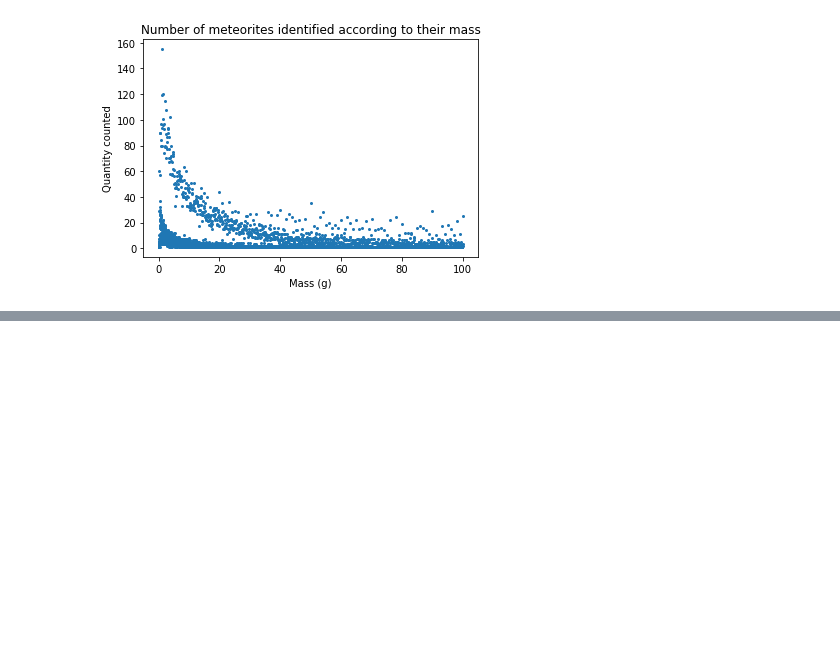
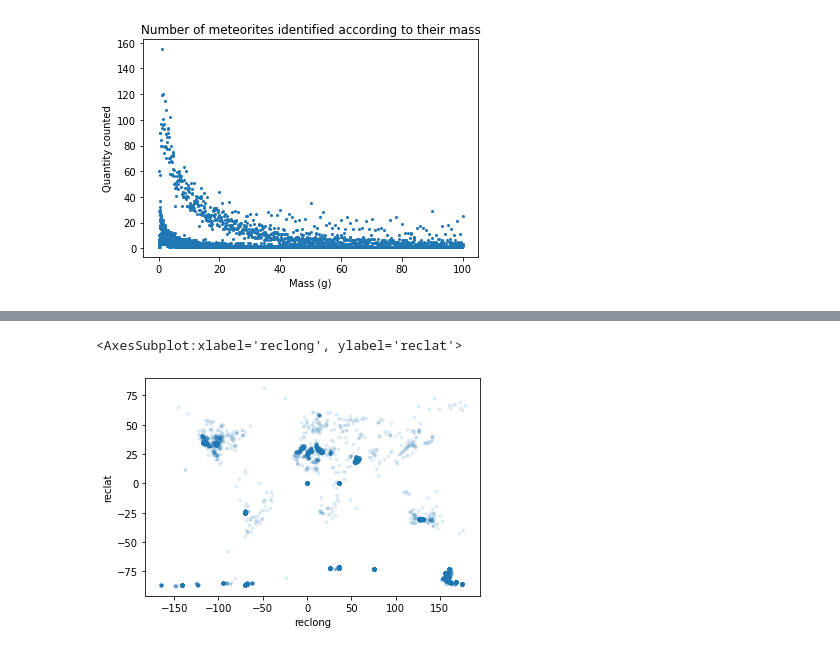
Before and after one commit to Kartmaan/Meteorite_landings, a Jupyter notebook: meteorite_landings.ipynb, the cells around one changed output, grey strips where cells are left out. Cells and saved outputs as stored; diff of their text form; code cells hidden in the pictures; blank space fills up the shorter version.

```diff
--- a/meteorite_landings.ipynb
+++ b/meteorite_landings.ipynb
@@ -179,0 +194,5 @@ Text(0, 0.5, 'Quantity counted')
+# %%
+df.plot(kind='scatter', x='reclong', y='reclat', alpha=0.1, s=8)
+# %% [output]
+<AxesSubplot:xlabel='reclong', ylabel='reclat'>
+[figure, added]
```
Also changed, not shown: parts of 3 cells of this notebook.
